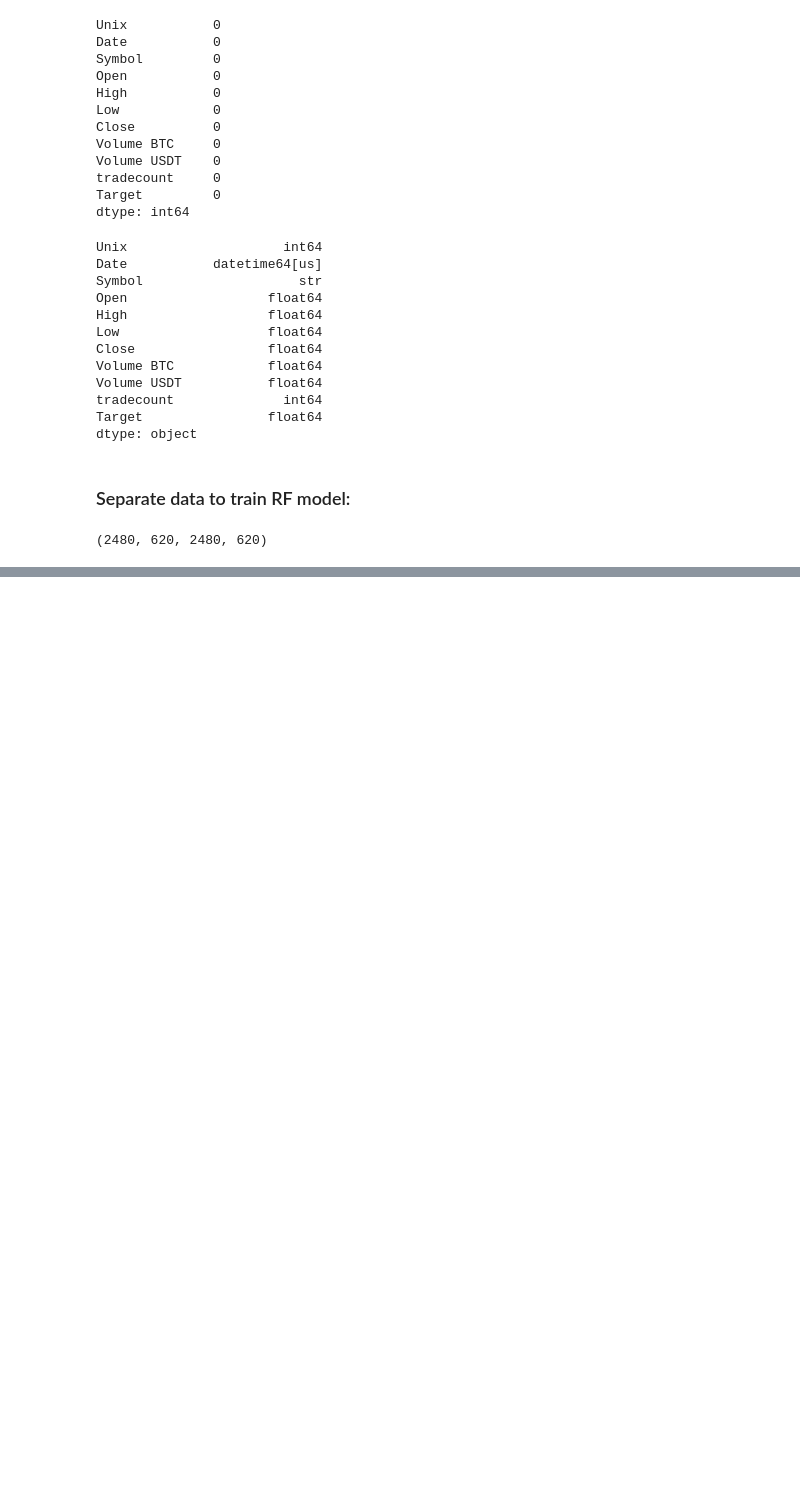
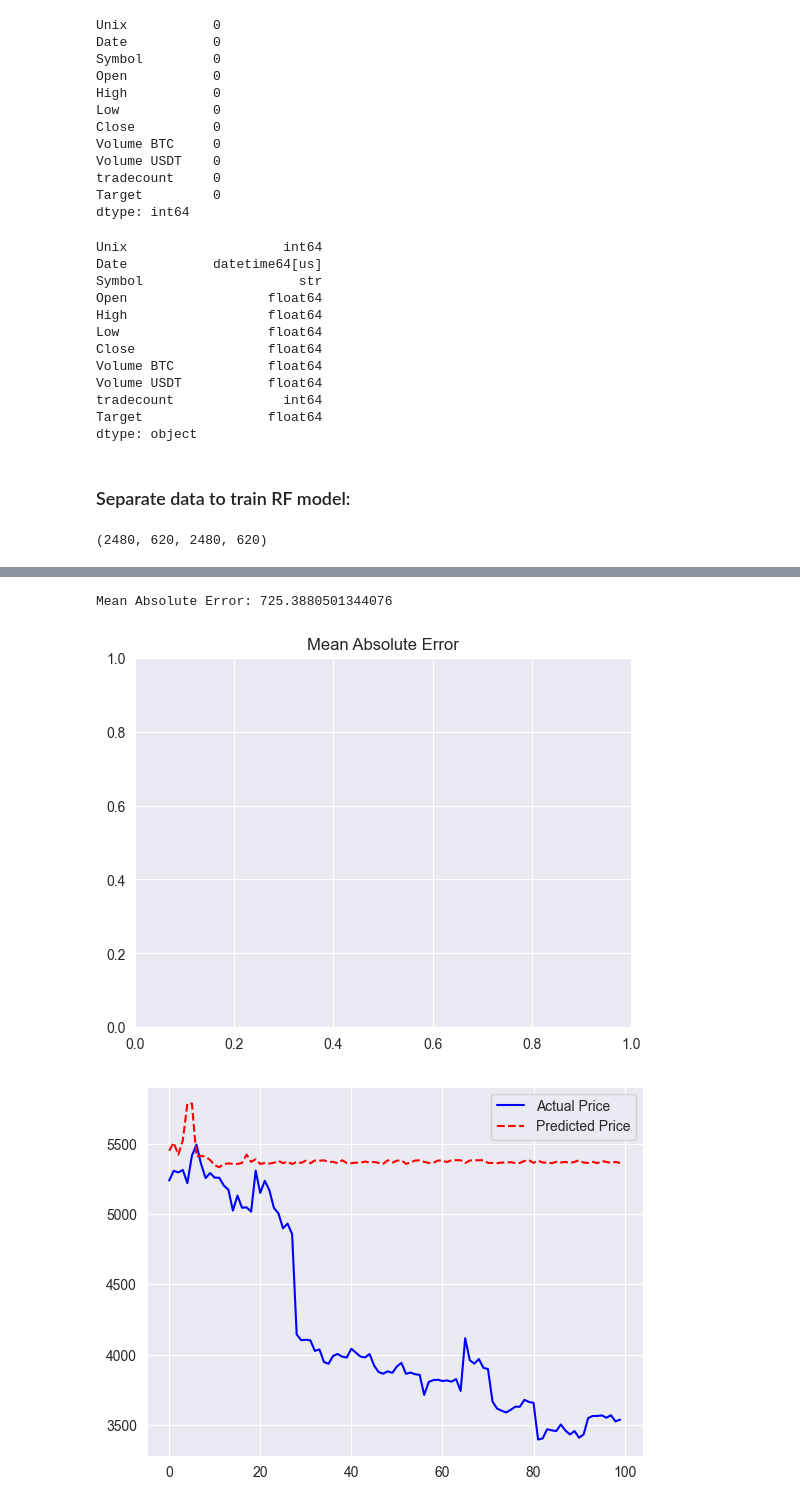
Before and after one commit to Artarazaz/BTC-predection-model, a Jupyter notebook: notebooks/data_preprocesing.ipynb, the cells around one changed output, grey strips where cells are left out. Saved outputs shown, nothing was run; the diff lists cells and outputs as text; code cells hidden in the pictures; blank space fills up the shorter version.

Commit message:
Random forest model were trained.

```diff
--- a/notebooks/data_preprocesing.ipynb
+++ b/notebooks/data_preprocesing.ipynb
@@ -147,0 +150,7 @@ len(x_train), len(x_test), len(y_train), len(y_test)
+# %%
+from sklearn.ensemble import RandomForestRegressor
+
+model = RandomForestRegressor(n_estimators=120, random_state=42, n_jobs=-1)
+model.fit(x_train, y_train)
+
+print("RandomForestRegressor were successfully trained.")
@@ -147,0 +159,2 @@ len(x_train), len(x_test), len(y_train), len(y_test)
+# %%
+y_pred = model.predict(x_test)
@@ -147,0 +181,17 @@ len(x_train), len(x_test), len(y_train), len(y_test)
+# %%
+from sklearn.metrics import mean_absolute_error
+
+mea = mean_absolute_error(y_test, y_pred)
+print("Mean Absolute Error:", mea)
+# %% [output]
+Mean Absolute Error: 725.3880501344076
+# %%
+plt.title('Mean Absolute Error')
+plt.figure()
+plt.plot(y_test.values[:100], label='Actual Price', color='blue')
+plt.plot(y_pred[:100], label='Predicted Price', color='red', linestyle='--')
+plt.legend()
+plt.show()
+# %% [output]
+[figure, added]
+[figure, added]
```
Also changed, not shown: parts of 4 cells of this notebook.
